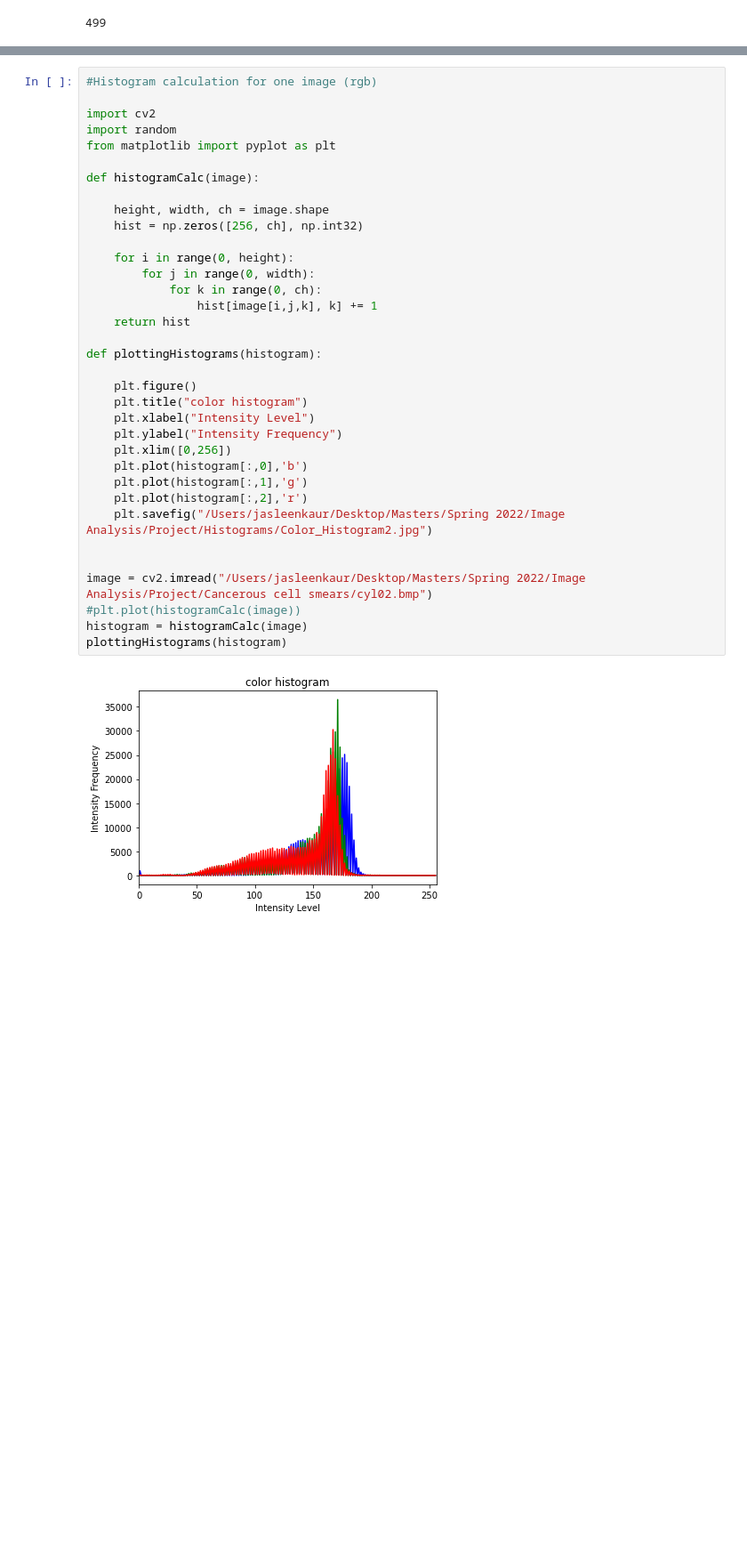
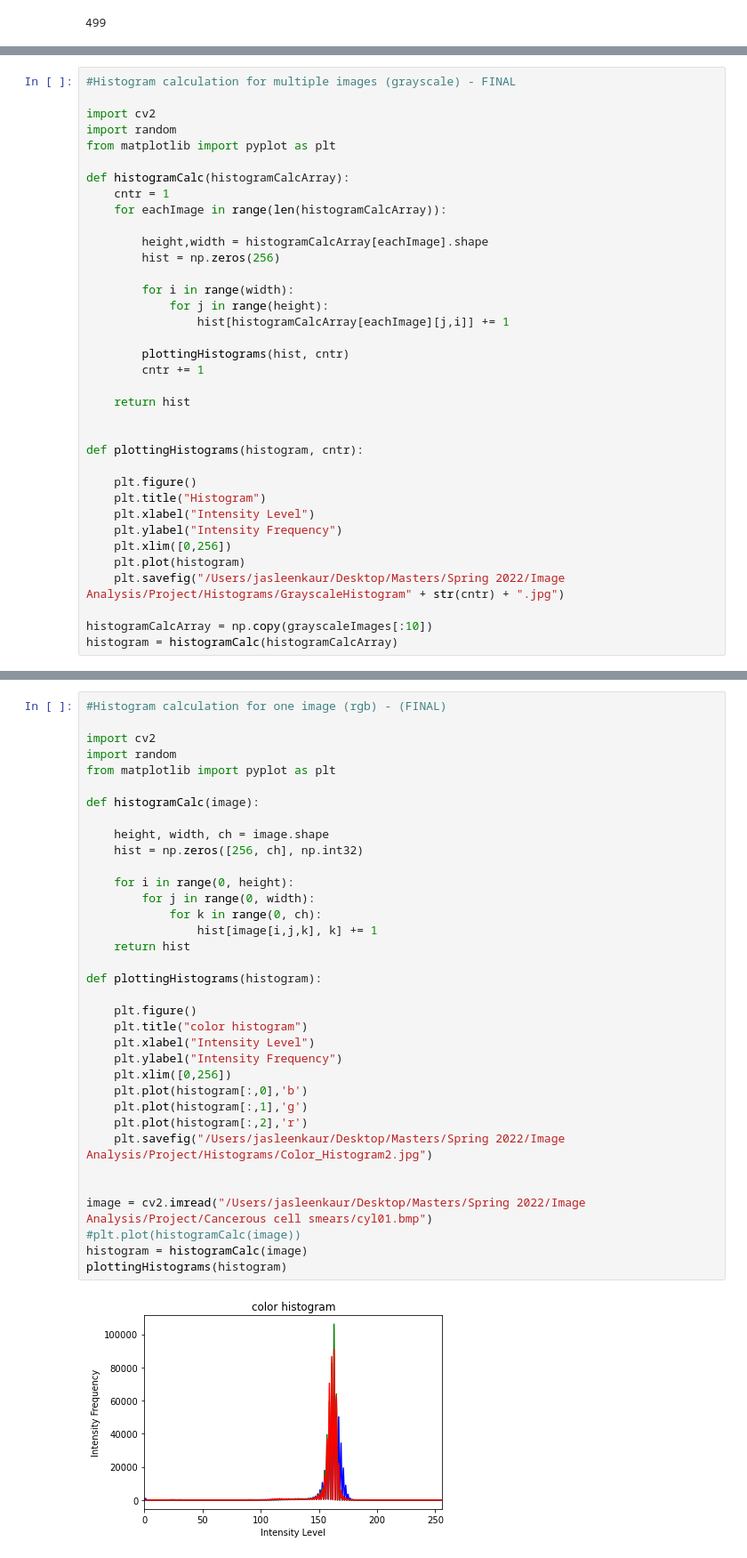
Before and after one commit to kaurj7/Image-Analysis, a Jupyter notebook: Histograms.ipynb, the cells around one changed output, grey strips where cells are left out. Shown at 89% size. Saved outputs shown, nothing was run; the diff lists cells and outputs as text; blank space fills up the shorter version.

```diff
--- a/Histograms.ipynb
+++ b/Histograms.ipynb
@@ -46,3 +46,39 @@ plt.plot(histogramCalc(image))
 # %% [output]
 [<matplotlib.lines.Line2D at 0x...>]
 [figure]
+# %%
+#Histogram calculation for multiple images (grayscale) - FINAL
+
+import cv2
+import random
+from matplotlib import pyplot as plt
+
+def histogramCalc(histogramCalcArray):
+    cntr = 1
+    for eachImage in range(len(histogramCalcArray)):
+
+        height,width = histogramCalcArray[eachImage].shape
+        hist = np.zeros(256)
+
+        for i in range(width):
+            for j in range(height):
+                hist[histogramCalcArray[eachImage][j,i]] += 1
+
+        plottingHistograms(hist, cntr)
+        cntr += 1
+
+    return hist
+
+
+def plottingHistograms(histogram, cntr):
+
+    plt.figure()
+    plt.title("Histogram")
+    plt.xlabel("Intensity Level")
+    plt.ylabel("Intensity Frequency")
+    plt.xlim([0,256])
+    plt.plot(histogram)
+    plt.savefig("/Users/jasleenkaur/Desktop/Masters/Spring 2022/Image Analysis/Project/Histograms/GrayscaleHistogram" + str(cntr) + ".jpg")
+
+histogramCalcArray = np.copy(grayscaleImages[:10])
+histogram = histogramCalc(histogramCalcArray)
@@ -49,38 +147,38 @@ plt.plot(histogramCalc(image))
 # %%
-#Histogram calculation for one image (rgb)
+#Histogram calculation for one image (rgb) - (FINAL)
 
 import cv2
 import random
 from matplotlib import pyplot as plt
 
 def histogramCalc(image):
 
     height, width, ch = image.shape
     hist = np.zeros([256, ch], np.int32)
 
     for i in range(0, height):
         for j in range(0, width):
             for k in range(0, ch):
                 hist[image[i,j,k], k] += 1
     return hist
 
 def plottingHistograms(histogram):
 
     plt.figure()
     plt.title("color histogram")
     plt.xlabel("Intensity Level")
     plt.ylabel("Intensity Frequency")
     plt.xlim([0,256])
     plt.plot(histogram[:,0],'b')
     plt.plot(histogram[:,1],'g')
     plt.plot(histogram[:,2],'r')
     plt.savefig("/Users/jasleenkaur/Desktop/Masters/Spring 2022/Image Analysis/Project/Histograms/Color_Histogram2.jpg")
 
 
-image = cv2.imread("/Users/jasleenkaur/Desktop/Masters/Spring 2022/Image Analysis/Project/Cancerous cell smears/cyl02.bmp")
+image = cv2.imread("/Users/jasleenkaur/Desktop/Masters/Spring 2022/Image Analysis/Project/Cancerous cell smears/cyl01.bmp")
 #plt.plot(histogramCalc(image))
 histogram = histogramCalc(image)
 plottingHistograms(histogram)
 # %% [output]
-[figure, old version]
+[figure, new version]
 # %%
```
Also changed, not shown: parts of 7 cells of this notebook.
